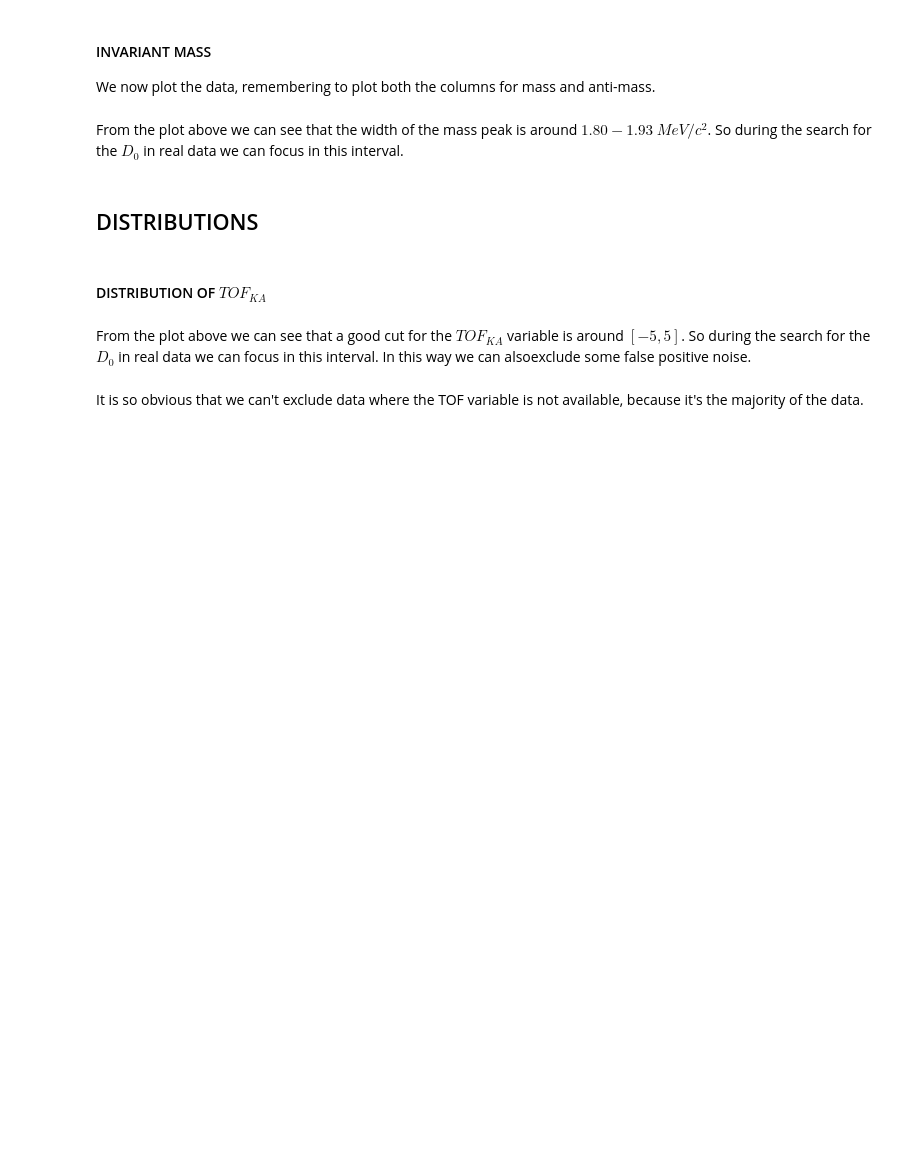
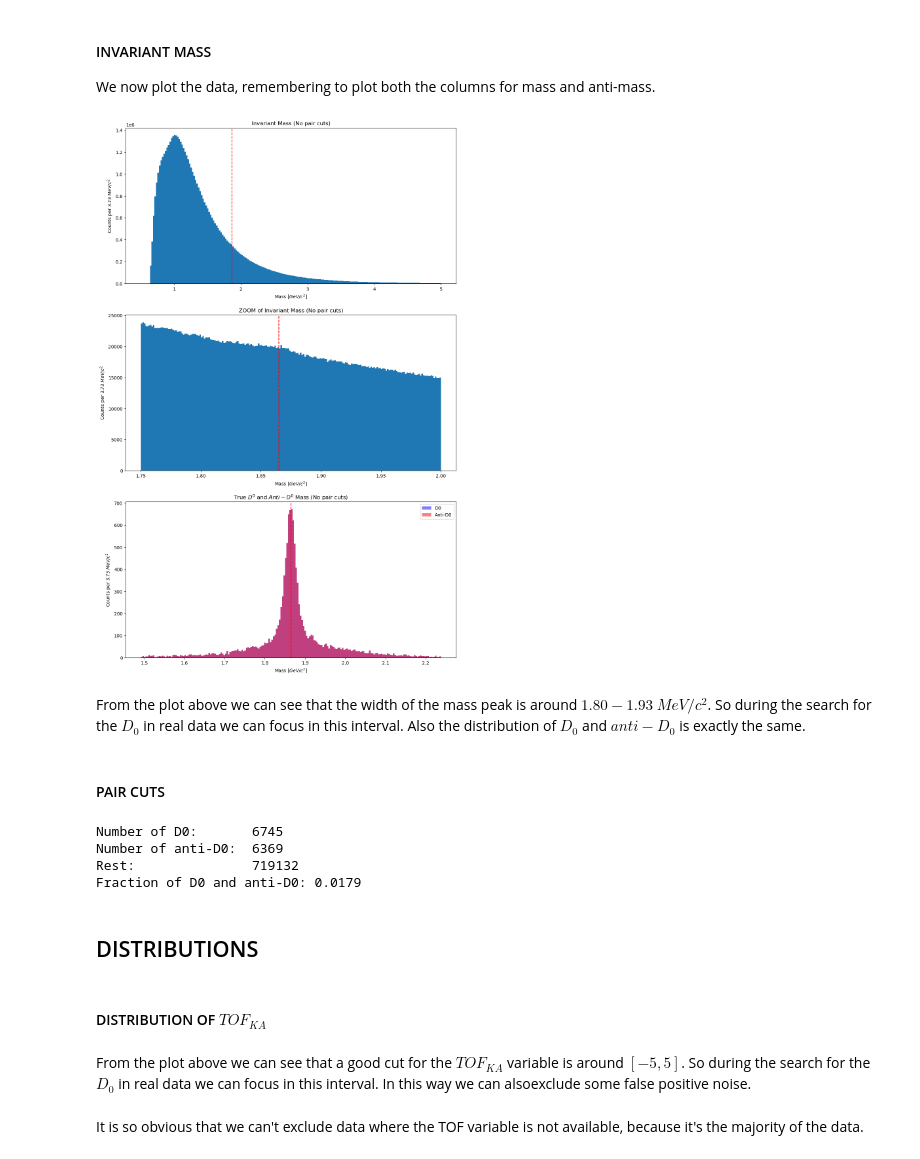
Before and after one commit to LeoPi314/LCPB_Project, a Jupyter notebook: MC_cut_analysis.ipynb, the cells around one changed output. Saved outputs shown, nothing was run; the diff lists cells and outputs as text; code cells hidden in the pictures; blank space fills up the shorter version.

```diff
--- a/MC_cut_analysis.ipynb
+++ b/MC_cut_analysis.ipynb
@@ -160,49 +213,47 @@ We now plot the data, remembering to plot both the columns for mass and anti-mas
 # %%
 MIN_MASS, MAX_MASS = 0.80*m_d0, 1.20*m_d0
 N_BINS = 200
 
-
-fig, axs = plt.subplots(4,1, figsize=(13,24))
+num_of_plots = 3
+fig, axs = plt.subplots( num_of_plots, 1, figsize=(13,7*num_of_plots)  )
 
 # GLOBAL PLOT
-data = np.concatenate([final_results["inv_mass"].values, final_results["anti_mass"].values])
+data = np.concatenate( [final_results["inv_mass"].values, final_results["anti_mass"].values])
 axs[0].hist( data, bins=N_BINS, range=(0.5, 5))
 axs[0].axvline(x=m_d0, color="red", ls='--')
 axs[0].set_xlabel("Mass [$GeV/c^2$]")
 axs[0].set_ylabel(f"Counts per {((MAX_MASS-MIN_MASS)/N_BINS)*1000:.2f} $MeV/c^2$")
 axs[0].set_title("Invariant Mass (No pair cuts)")
 #axs[0].set_xticks( np.arange(0, 8) )
 
 # ZOOM OF GLOBAL PLOT
-data = np.concatenate([final_results["inv_mass"].values, final_results["anti_mass"].values])
+data = np.concatenate( [final_results["inv_mass"].values, final_results["anti_mass"].values] )
 axs[1].hist( data, bins=N_BINS, range=(1.75, 2))
 axs[1].axvline(x=m_d0, color="red", ls='--')
 axs[1].set_xlabel("Mass [$GeV/c^2$]")
 axs[1].set_ylabel(f"Counts per {((MAX_MASS-MIN_MASS)/N_BINS)*1000:.2f} $MeV/c^2$")
 axs[1].set_title("ZOOM of Invariant Mass (No pair cuts)")
 #axs[1].set_xticks( np.arange(0, 8) )
 
-# PLOTTING TRUE D0 FROM MC INFO
-data = np.concatenate([final_results["inv_mass"][ final_results["pdg_mother"]==421 ].values, final_results["anti_mass"][ final_results["pdg_mother"]==421 ].values])
-axs[2].hist( data , bins=N_BINS, range=(MIN_MASS, MAX_MASS))
+# PLOTTING TRUE D0 and TRUE anti-D0 FROM MC INFO
+data = np.concatenate([ final_results.loc[mask_true_d0, "inv_mass"].values, final_results.loc[mask_true_d0, "anti_mass"].values ])
+axs[2].hist( data , bins=N_BINS, range=(MIN_MASS, MAX_MASS), color="blue", alpha=0.5, label="D0")
+data = np.concatenate([final_results.loc[mask_true_d0, "inv_mass"].values, final_results.loc[mask_true_d0, "anti_mass"].values])
+axs[2].hist( data , bins=N_BINS, range=(MIN_MASS, MAX_MASS), color="red", alpha=0.5, label="Anti-D0")
 axs[2].axvline(x=m_d0, color="red", ls='--')
 axs[2].set_xlabel("Mass [$GeV/c^2$]")
 axs[2].set_ylabel(f"Counts per {((MAX_MASS-MIN_MASS)/N_BINS)*1000:.2f} $MeV/c^2$")
-axs[2].set_title("True $D^0$ (No pair cuts)")
+axs[2].set_title("True $D^0$ and $Anti-D^0$ Mass (No pair cuts)")
+axs[2].legend()
 #axs[2].set_xticks( np.arange(1.6, 2.2, 0.05) )
 
-# PLOTTING TRUE anti-D0 FROM MC INFO
-data = np.concatenate([final_results["inv_mass"][ final_results["pdg_mother"]==-421 ].values, final_results["anti_mass"][ final_results["pdg_mother"]==-421 ].values])
-axs[3].hist( data , bins=N_BINS, range=(MIN_MASS, MAX_MASS))
-axs[3].axvline(x=m_d0, color="red", ls='--')
-axs[3].set_xlabel("Mass [$GeV/c^2$]")
-axs[3].set_ylabel(f"Counts per {((MAX_MASS-MIN_MASS)/N_BINS)*1000:.2f} $MeV/c^2$")
-axs[3].set_title("True $Anti-D^0$ Mass (No pair cuts)")
-#axs[3].set_xticks( np.arange(1.6, 2.2, 0.05) )
-
-
-
+del data
 #plt.savefig("D0_Mass_MC.png")
 plt.show()
+# %% [output]
+[figure, added]
 # %% [markdown]
 From the plot above we can see that the width of the mass peak is around $1.80-1.93$ $MeV/c^2$. So during the search for the $D_0$ in real data we can focus in this interval.
+Also the distribution of $D_0$ and $anti-D_0$ is exactly the same.
+# %% [markdown]
+#### PAIR CUTS
@@ -209,3 +262,15 @@ From the plot above we can see that the width of the mass peak is around $1.80-1
+# %%
+d0_tot = np.sum( final_results["mother_pdg_pos"]==421 )
+anti_d0_tot = np.sum( final_results["mother_pdg_pos"]==-421 )
+print("Number of D0:      ", d0_tot )
+print("Number of anti-D0: ", anti_d0_tot )
+print("Rest:              ", len(final_results)-d0_tot-anti_d0_tot )
+print(f"Fraction of D0 and anti-D0: {(d0_tot+anti_d0_tot)/len(final_results):.4f}"  )
+# %% [output]
+Number of D0:       6745
+Number of anti-D0:  6369
+Rest:               719132
+Fraction of D0 and anti-D0: 0.0179
 # %% [markdown]
 ## DISTRIBUTIONS
 # %% [markdown]
```
Also changed, not shown: parts of 29 cells of this notebook.
